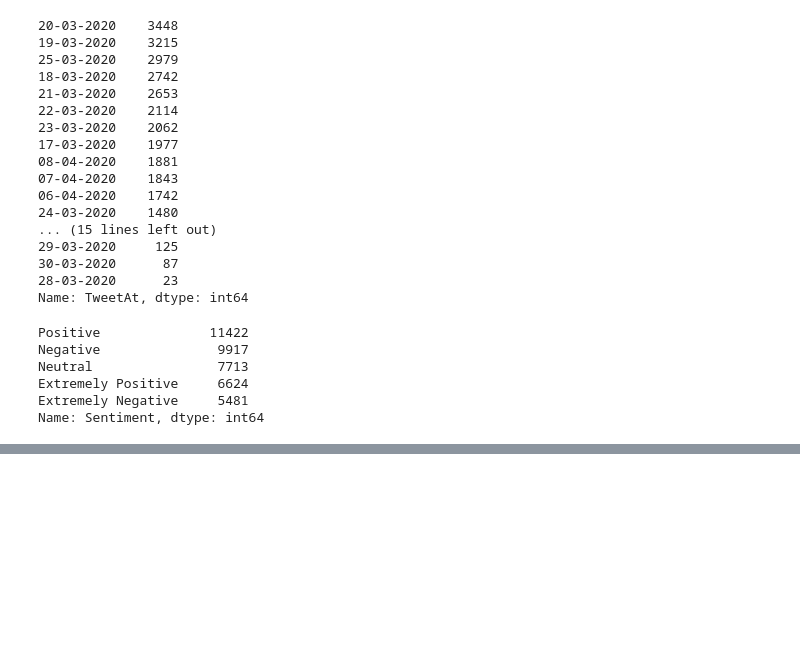
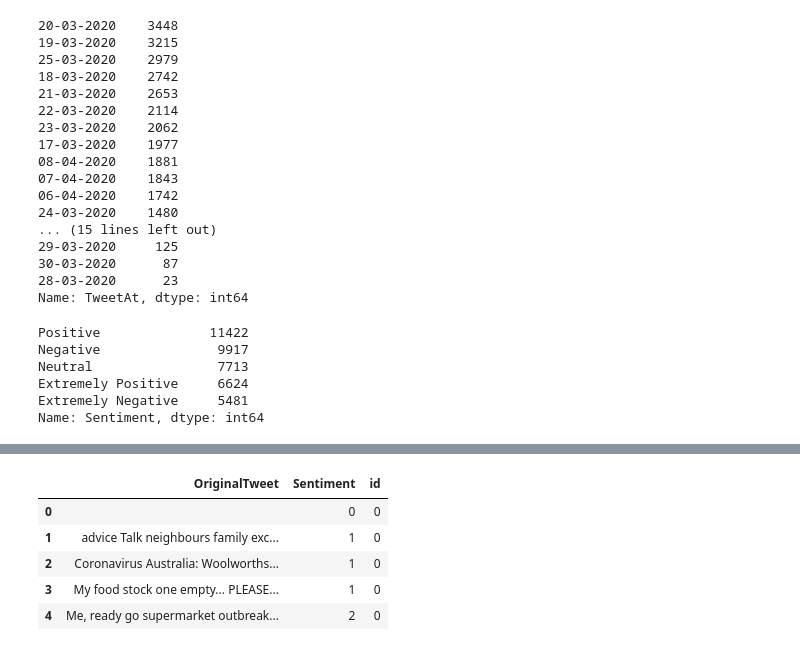
Before and after one commit to arunsundar022/Corona-tweet-sentiment-analysis, a Jupyter notebook: Corona-tweet-sentiment-analysis.ipynb, the cells around one changed output, grey strips where cells are left out. Saved outputs shown, nothing was run; the diff lists cells and outputs as text; code cells hidden in the pictures; blank space fills up the shorter version.

```diff
--- a/Corona-tweet-sentiment-analysis.ipynb
+++ b/Corona-tweet-sentiment-analysis.ipynb
@@ -132,0 +190,2 @@ Name: Sentiment, dtype: int64
+# %%
+covid['Sentiment'] = covid['Sentiment'].map({'Neutral':0,'Positive':1,'Negative':2})
@@ -132,0 +236,14 @@ Name: Sentiment, dtype: int64
+# %%
+import re
+
+
+def clean(text):
+    text = re.sub(r'http\S+', " ", text)
+    text = re.sub(r'@\w+',' ',text)
+    text = re.sub(r'#\w+', ' ', text)
+    text = re.sub(r'\d+', ' ', text)
+    text = re.sub('r<.*?>',' ', text)
+    text = text.split()
+    text = " ".join([word for word in text if not word in stopWord])
+
+    return text
@@ -132,0 +264,11 @@ Name: Sentiment, dtype: int64
+# %%
+covid['OriginalTweet'] = covid['OriginalTweet'].apply(lambda x: clean(x))
+# %%
+covid.head()
+# %% [output]
+|  | OriginalTweet | Sentiment | id |
+| 0 |  | 0 | 0 |
+| 1 | advice Talk neighbours family exc... | 1 | 0 |
+| 2 | Coronavirus Australia: Woolworths... | 1 | 0 |
+| 3 | My food stock one empty... PLEASE... | 1 | 0 |
+| 4 | Me, ready go supermarket outbreak... | 2 | 0 |
```
Also changed, not shown: parts of 11 cells of this notebook.
